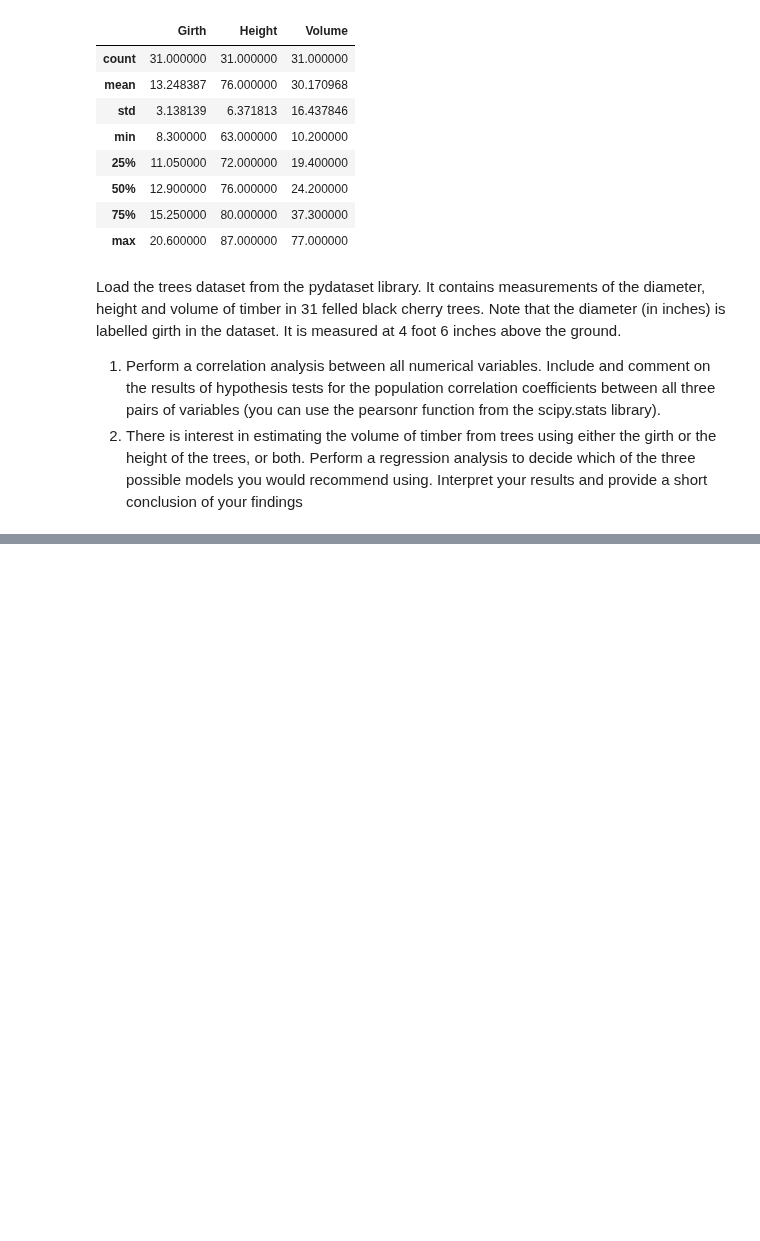
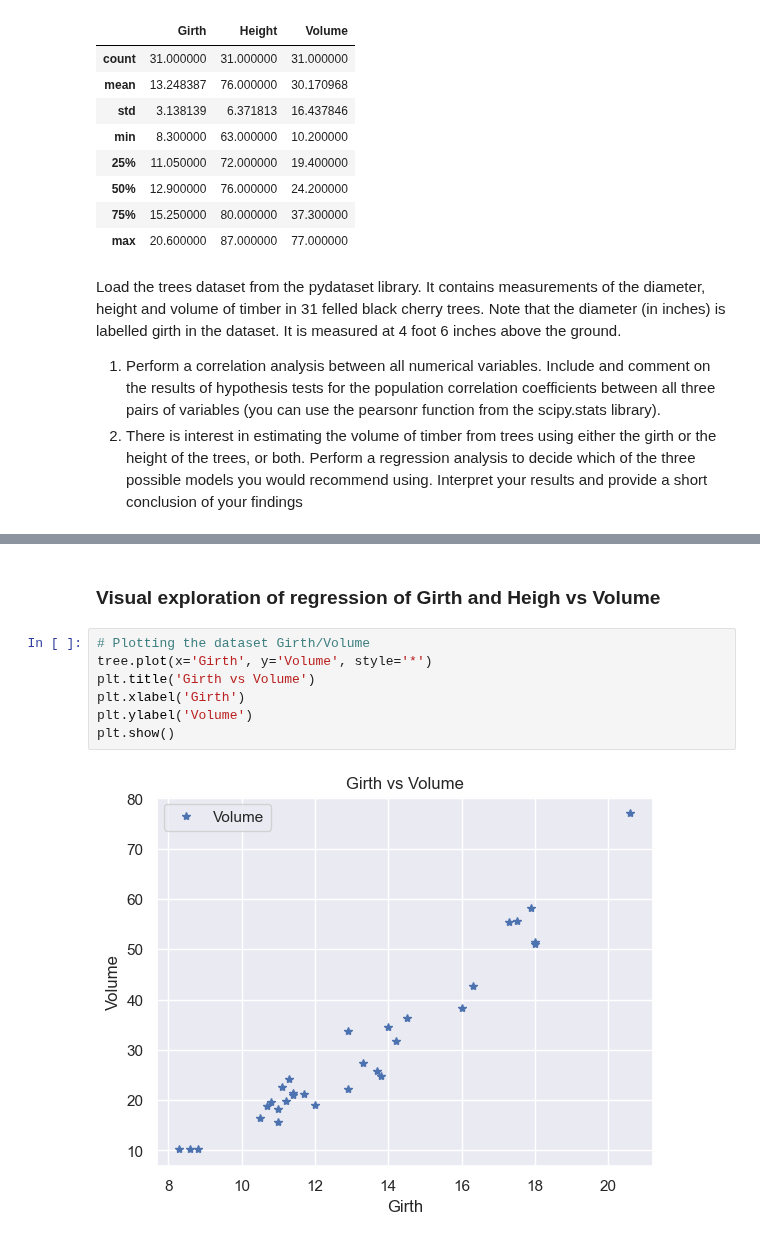
Before and after one commit to Ayomide-ola/Statistics_for_DA, a Jupyter notebook: CA_2/Hypotesis_testing_CA2.ipynb, the cells around one changed output, grey strips where cells are left out. Saved outputs shown, nothing was run; the diff lists cells and outputs as text; blank space fills up the shorter version.

```diff
--- a/CA_2/Hypotesis_testing_CA2.ipynb
+++ b/CA_2/Hypotesis_testing_CA2.ipynb
@@ -903,0 +926,11 @@ In summary, all pairs of variables (Girth and Height, Girth and Volume, Height a
+# %% [markdown]
+### Visual exploration of regression of Girth and Heigh vs Volume
+# %%
+# Plotting the dataset Girth/Volume
+tree.plot(x='Girth', y='Volume', style='*')
+plt.title('Girth vs Volume')
+plt.xlabel('Girth')
+plt.ylabel('Volume')
+plt.show()
+# %% [output]
+[figure, added]
```
Also changed, not shown: parts of 61 cells of this notebook.
